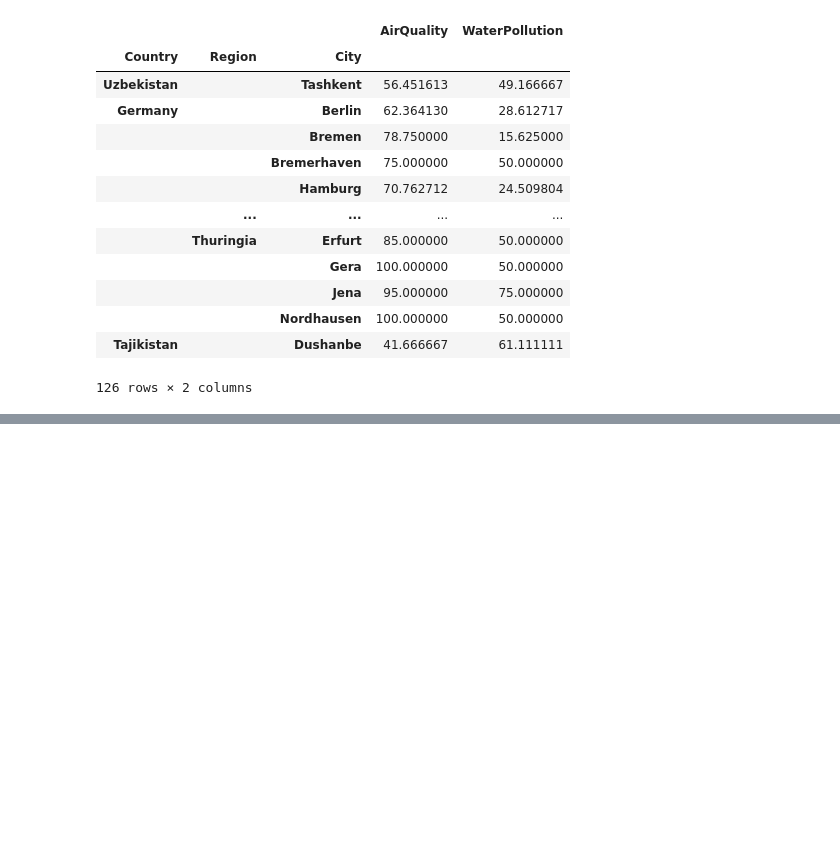
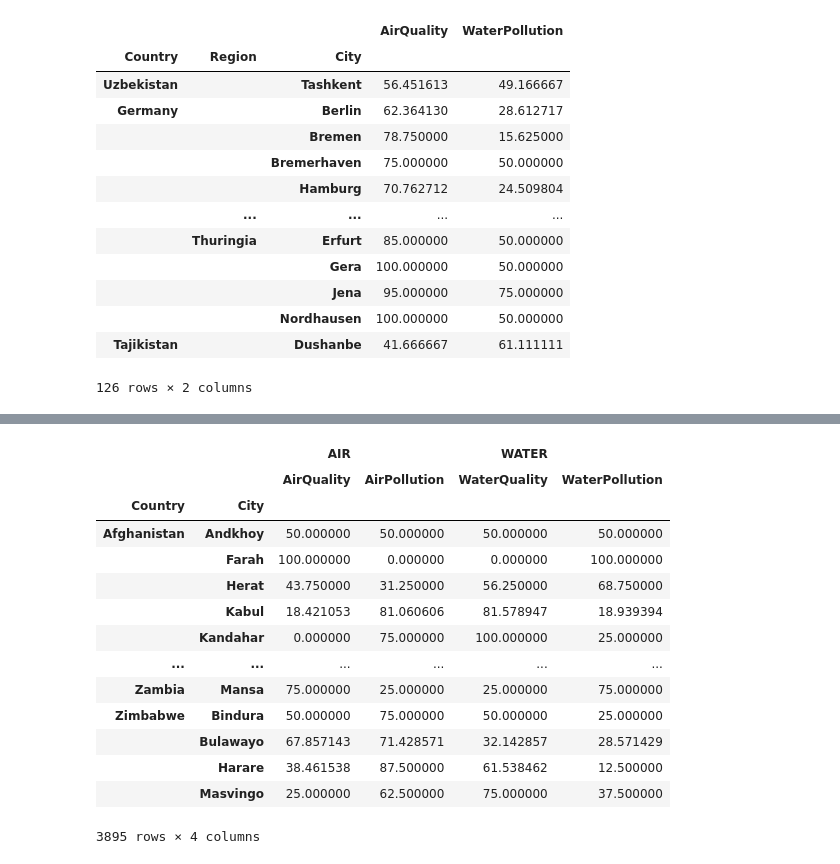
Before and after one commit to Sanjar-prog/Telegram-JavaScript-Bot, a Jupyter notebook: Iyerarxik_indeksli_ma'lumotlar_to'plami.ipynb, the cells around one changed output, grey strips where cells are left out. Drawn from its saved outputs; the diff is of its cells as text; code cells hidden in the pictures; blank space fills up the shorter version.

```diff
--- a/Iyerarxik_indeksli_ma'lumotlar_to'plami.ipynb
+++ b/Iyerarxik_indeksli_ma'lumotlar_to'plami.ipynb
@@ -288,0 +284,5 @@ TypeError: agg function failed [how->mean,dtype->object]
+# %%
+df1 = pd.pivot_table(df, index=['Country', 'City'], values=['AirQuality', 'WaterPollution'], aggfunc='mean')
+# explicitly stating the values ensures only those columns are used for aggregation.
+# explicitly setting aggfunc ensures the correct function is used.
+df1
@@ -305,0 +323,3 @@ df1.loc[['Uzbekistan', 'Germany', 'Tajikistan']]
+# %%
+df2 = df1.copy()
+df2
@@ -305,0 +341,3 @@ df1.loc[['Uzbekistan', 'Germany', 'Tajikistan']]
+# %%
+df2['AirPollution'] = 100-df2['AirQuality']
+df2
@@ -305,0 +359,3 @@ df1.loc[['Uzbekistan', 'Germany', 'Tajikistan']]
+# %%
+df2['WaterQuality'] = 100-df2['WaterPollution']
+df2
@@ -305,0 +377,19 @@ df1.loc[['Uzbekistan', 'Germany', 'Tajikistan']]
+# %%
+df3 = pd.DataFrame(df2.values, index = df2.index, columns = [['AIR', 'AIR', 'WATER', 'WATER'], ['AirQuality', 'AirPollution', 'WaterQuality', 'WaterPollution']])
+df3
+# %% [output]
+|  |  | AIR |  | WATER |  |
+|  |  | AirQuality | AirPollution | WaterQuality | WaterPollution |
+| Country | City |  |  |  |  |
+| Afghanistan | Andkhoy | 50.000000 | 50.000000 | 50.000000 | 50.000000 |
+|  | Farah | 100.000000 | 0.000000 | 0.000000 | 100.000000 |
+|  | Herat | 43.750000 | 31.250000 | 56.250000 | 68.750000 |
+|  | Kabul | 18.421053 | 81.060606 | 81.578947 | 18.939394 |
+|  | Kandahar | 0.000000 | 75.000000 | 100.000000 | 25.000000 |
+| ... | ... | ... | ... | ... | ... |
+| Zambia | Mansa | 75.000000 | 25.000000 | 25.000000 | 75.000000 |
+| Zimbabwe | Bindura | 50.000000 | 75.000000 | 50.000000 | 25.000000 |
+|  | Bulawayo | 67.857143 | 71.428571 | 32.142857 | 28.571429 |
+|  | Harare | 38.461538 | 87.500000 | 61.538462 | 12.500000 |
+|  | Masvingo | 25.000000 | 62.500000 | 75.000000 | 37.500000 |
+3895 rows × 4 columns
```
Also changed, not shown: parts of 10 cells of this notebook.
